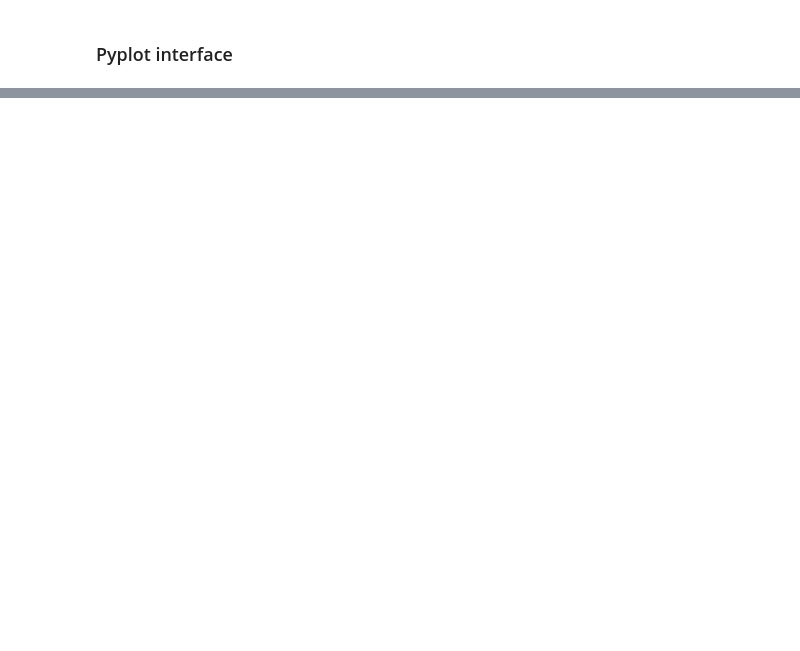
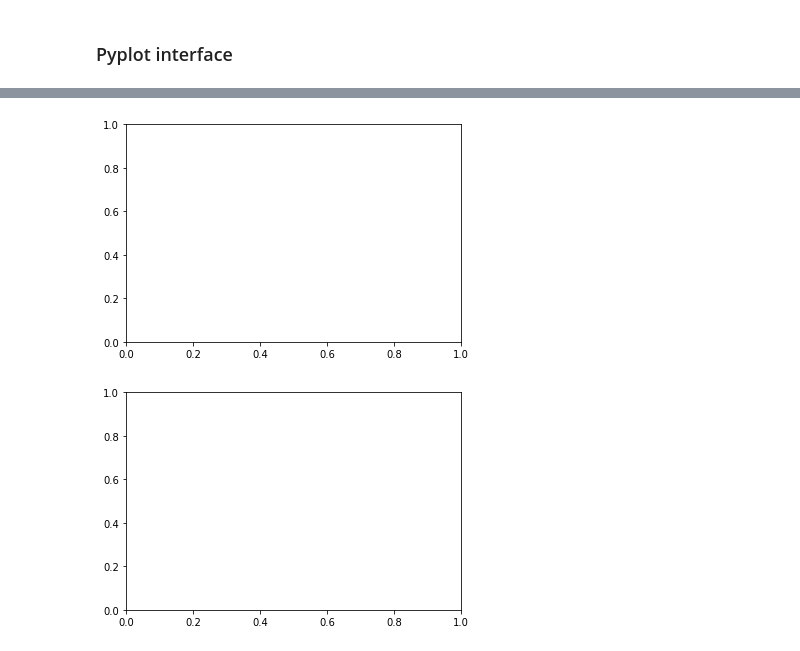
Before and after one commit to dipodaimary/Leetcode-Solutions-in-Python3, a Jupyter notebook: Matplotlib Tutorial.ipynb, the cells around one changed output, grey strips where cells are left out. Cells and saved outputs as stored; diff of their text form; code cells hidden in the pictures; blank space fills up the shorter version.

```diff
--- a/Matplotlib Tutorial.ipynb
+++ b/Matplotlib Tutorial.ipynb
@@ -16,0 +24,13 @@ NameError: name 'np' is not defined
+# %%
+#example 1
+fig, ax = plt.subplots()
+# make Figure and Axes which belongs to 'fig'
+
+#example 2
+fig = plt.figure()
+#make figure
+ax = fig.add_subplot(1,1,1)
+#make Axes belonging to fig
+# %% [output]
+[figure, added]
+[figure, added]
```
Also changed, not shown: parts of 16 cells of this notebook.
